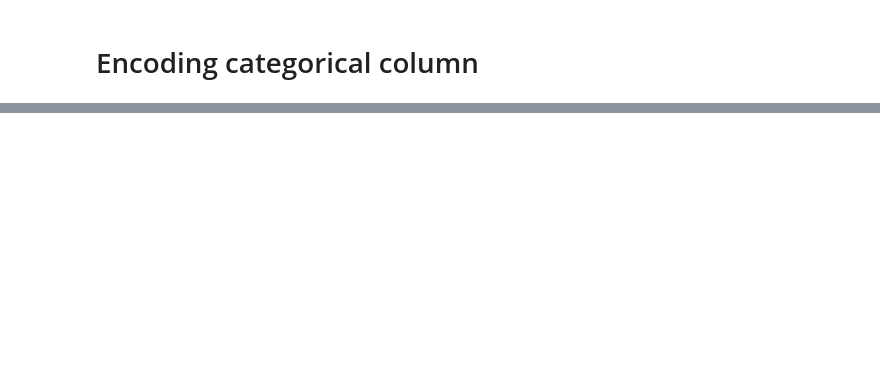
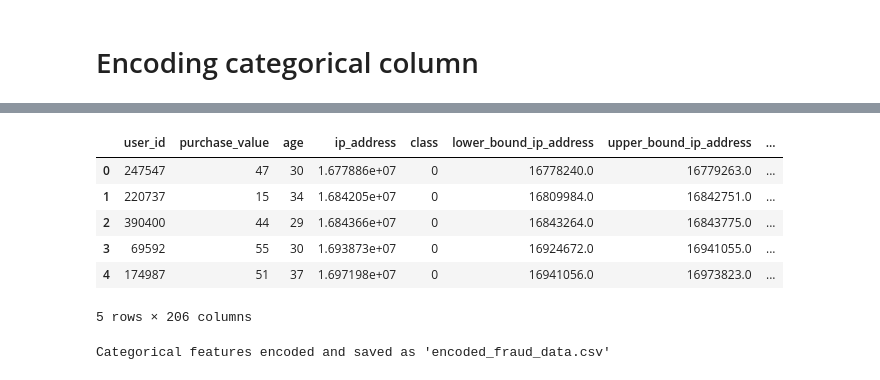
Before and after one commit to wubeabera123/Fraud-detection-system, a Jupyter notebook: notebooks/data_analysis.ipynb, the cells around one changed output, grey strips where cells are left out. Cells and saved outputs as stored; diff of their text form; code cells hidden in the pictures; blank space fills up the shorter version.

```diff
--- a/notebooks/data_analysis.ipynb
+++ b/notebooks/data_analysis.ipynb
@@ -149,0 +162,41 @@ Categorical features encoded and saved as 'encoded_fraud_data.csv'
+# %%
+# Convert 'signup_time' and 'purchase_time' to datetime format
+fraud_data['signup_time'] = pd.to_datetime(fraud_data['signup_time'])
+fraud_data['purchase_time'] = pd.to_datetime(fraud_data['purchase_time'])
+
+# Create new features by extracting time differences and useful components
+fraud_data['signup_year'] = fraud_data['signup_time'].dt.year
+fraud_data['signup_month'] = fraud_data['signup_time'].dt.month
+fraud_data['signup_day'] = fraud_data['signup_time'].dt.day
+fraud_data['signup_hour'] = fraud_data['signup_time'].dt.hour
+
+fraud_data['purchase_year'] = fraud_data['purchase_time'].dt.year
+fraud_data['purchase_month'] = fraud_data['purchase_time'].dt.month
+fraud_data['purchase_day'] = fraud_data['purchase_time'].dt.day
+fraud_data['purchase_hour'] = fraud_data['purchase_time'].dt.hour
+
+# Create a feature for the time difference between signup and purchase (in hours)
+fraud_data['time_diff_hours'] = (fraud_data['purchase_time'] - fraud_data['signup_time']).dt.total_seconds() / 3600
+
+# Now drop the original datetime columns
+fraud_data = fraud_data.drop(columns=['signup_time', 'purchase_time'])
+
+# Continue with feature-target separation
+X_fraud = fraud_data.drop(columns=['class'])
+y_fraud = fraud_data['class']
+# %%
+fraud_data.head()
+# %% [output]
+|  | user_id | purchase_value | age | ip_address | class | lower_bound_ip_address | upper_bound_ip_address | ... |
+| 0 | 247547 | 47 | 30 | 1.677886e+07 | 0 | 16778240.0 | 16779263.0 | ... |
+| 1 | 220737 | 15 | 34 | 1.684205e+07 | 0 | 16809984.0 | 16842751.0 | ... |
+| 2 | 390400 | 44 | 29 | 1.684366e+07 | 0 | 16843264.0 | 16843775.0 | ... |
+| 3 | 69592 | 55 | 30 | 1.693873e+07 | 0 | 16924672.0 | 16941055.0 | ... |
+| 4 | 174987 | 51 | 37 | 1.697198e+07 | 0 | 16941056.0 | 16973823.0 | ... |
+5 rows × 206 columns
+# %%
+# Save the encoded dataset
+fraud_data.to_csv("../data/encoded_fraud_data.csv", index=False)
+print("Categorical features encoded and saved as 'encoded_fraud_data.csv'")
+# %% [output]
+Categorical features encoded and saved as 'encoded_fraud_data.csv'
```
Also changed, not shown: parts of 8 cells of this notebook, 5 other files.
